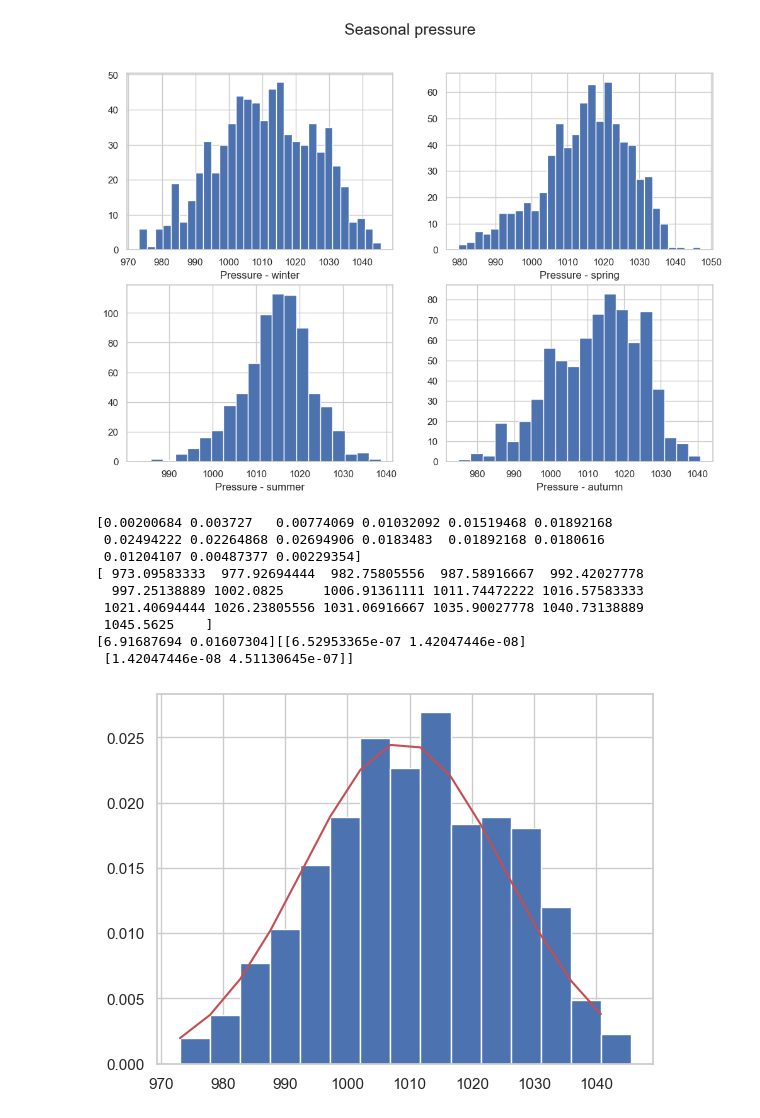
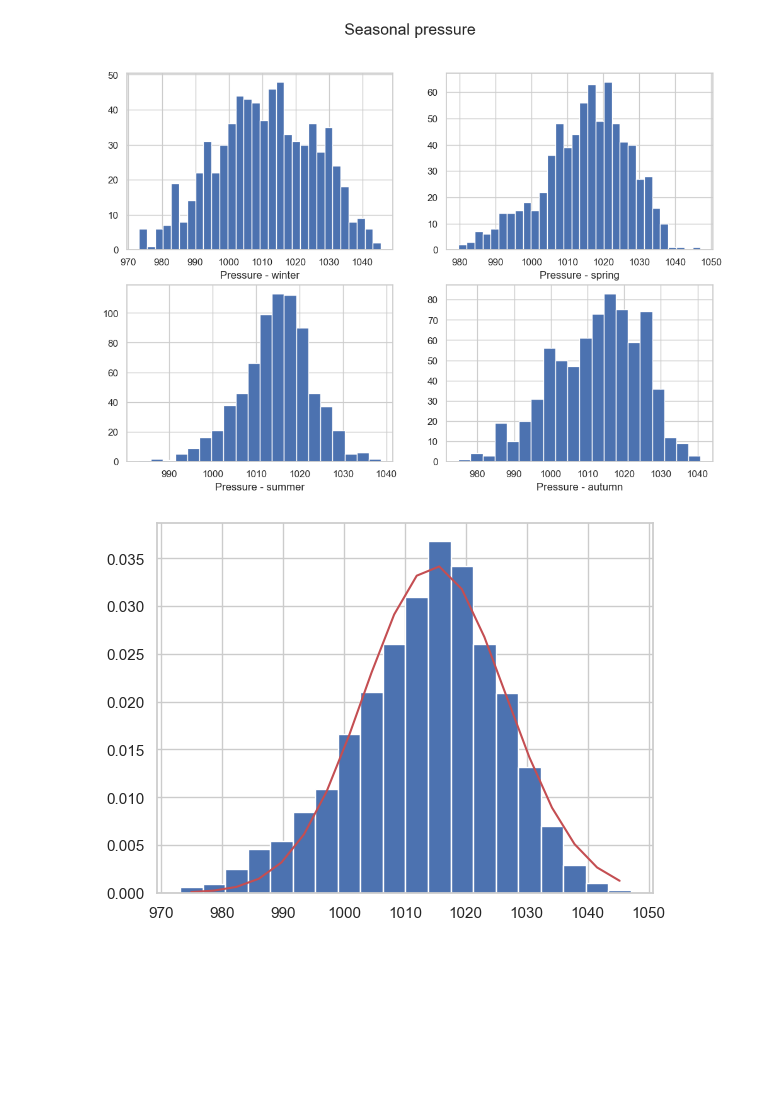
Before and after one commit to Eilis9/PfDA_Project1, a Jupyter notebook: met_athenry.ipynb, the cells around one changed output. Drawn from its saved outputs; the diff is of its cells as text; code cells hidden in the pictures; blank space fills up the shorter version.

```diff
--- a/met_athenry.ipynb
+++ b/met_athenry.ipynb
@@ -27,11 +25,11 @@ all_data_df['datetime'] = pd.to_datetime(all_data_df['date'])
 all_data_df = all_data_df.set_index(all_data_df['datetime'])
 all_data_df.drop(columns=['date'], inplace=True)
 # %%
-# taking the data since 2015 to end 2022
-year_start = "2015-01-01 00:00:00"
-year_end = "2022-12-31 23:00:00"
-# data_df is the time period i want to analyse
-data_df = all_data_df.loc[year_start : year_end].copy()
+# Taking the data since 2015 to end 2022
+time_start = "2015-01-01 00:00:00"
+time_end = "2022-12-31 23:00:00"
+# data_df is the time period to analyse
+data_df = all_data_df.loc[time_start : time_end].copy()
 data_df
 # %% [output]
 |  | ind | rain | ind.1 | temp | ind.2 | wetb | dewpt | vappr | rhum | msl | ind.3 | ... |
@@ -162,7 +161,15 @@ mydata_agg_i = assign_season_class(mydata_agg_i, 'summer', summer_months)
 mydata_agg_i = assign_season_class(mydata_agg_i, 'autumn', autumn_months)
 
 class_names = ['winter', 'spring', 'summer', 'autumn']  # to allow looping over seasons
+
 corr_styler_list = []
+#mydata_agg_i.drop(columns = ["season", "datetime"])
+df_corr =  get_corr(mydata_agg_i.drop(columns = ["season", "datetime"]))
+df_styler = my_styler(df_corr, 2,  "Correlation - all data")
+df_styler = styler_highlight_between(df_styler, 0.3, 0.99)
+df_styler = styler_highlight_between(df_styler, -0.99, -0.3)
+display(df_styler)
+
 
 # Get correlation matrices for the 4 seasons and display
 for i, item in enumerate(class_names):
@@ -331,35 +348,32 @@ axs[1,1].set_xlabel('Pressure - autumn', fontsize=12)
 Text(0.5, 0, 'Pressure - autumn')
 [figure]
 # %%
-n, bins_returned, patches = plt.hist(mydata_agg_i['Msl mean'].loc[mydata_agg_i['season']=="winter"], bins=15, density=True)
-
-print(n)
-print(bins_returned)
+#n, bins_returned, patches = plt.hist(mydata_agg_i['Msl mean'].loc[mydata_agg_i['season']=="summer"], bins=20, density=True)
+n, bins_returned, patches = plt.hist(mydata_agg_i['Msl mean'], bins=20, density=True)
 
 
-bins = bins_returned[:-1]
-#https://en.wikipedia.org/wiki/Log-normal_distribution
+# function to find the midpoint of a array of bins
+def mean_bins(given_bins):
+  bins = []
+  for i in range(len(given_bins[:-1])):
+    bins.append((given_bins[i]+given_bins[i+1])/2)
+  return np.array(bins)
+
+bins = mean_bins(bins_returned)
+
+
+# https://en.wikipedia.org/wiki/Log-normal_distribution
 def f_lognormal(x, mu, sigma):
   return 1/(np.sqrt(2*np.pi)*sigma*x)*np.exp(-((np.log(x)-mu)**2)/(2*sigma**2))
 
+# returns mu and sigma in params
 params, extras = curve_fit(f_lognormal, bins, n)
 
-print(f'{params}{extras}')
-
-# fit a exponential curve
-#lamda_1 = params[0]
-pdf_lognormal = f_lognormal(bins, params[0], params[1])
-
-plt.plot(bins_returned[:-1], pdf_lognormal, 'r')
+mu_pressure = params[0]
+sigma_pressure = params[1]
+# fit a lognormal curve
+pdf_lognormal = f_lognormal(bins, mu_pressure, sigma_pressure)
+plt.plot(bins, pdf_lognormal, 'r')
 plt.show()
 # %% [output]
-[0.00200684 0.003727   0.00774069 0.01032092 0.01519468 0.01892168
- 0.02494222 0.02264868 0.02694906 0.0183483  0.01892168 0.0180616
- 0.01204107 0.00487377 0.00229354]
-[ 973.09583333  977.92694444  982.75805556  987.58916667  992.42027778
-  997.25138889 1002.0825     1006.91361111 1011.74472222 1016.57583333
- 1021.40694444 1026.23805556 1031.06916667 1035.90027778 1040.73138889
- 1045.5625    ]
-[6.91687694 0.01607304][[6.52953365e-07 1.42047446e-08]
- [1.42047446e-08 4.51130645e-07]]
-[figure, old version]
+[figure, new version]
```
Also changed, not shown: parts of 13 cells of this notebook.
